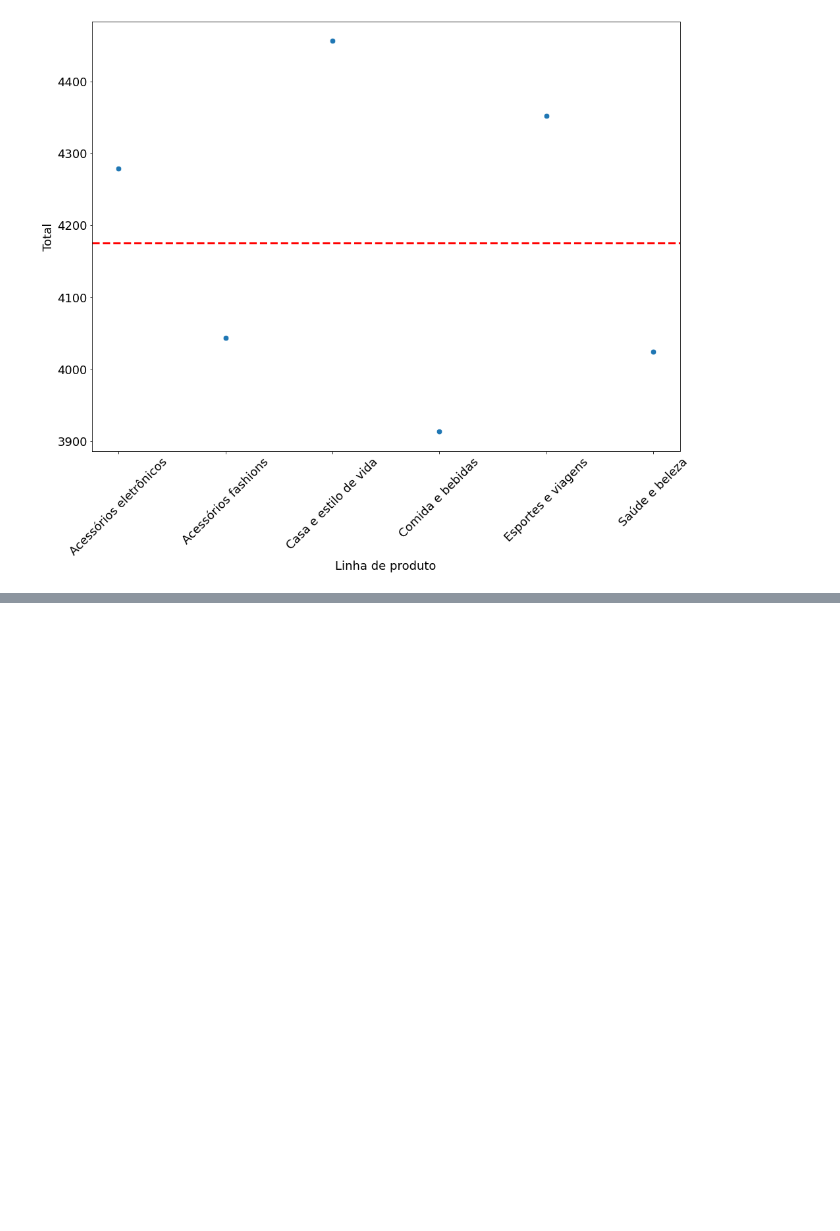
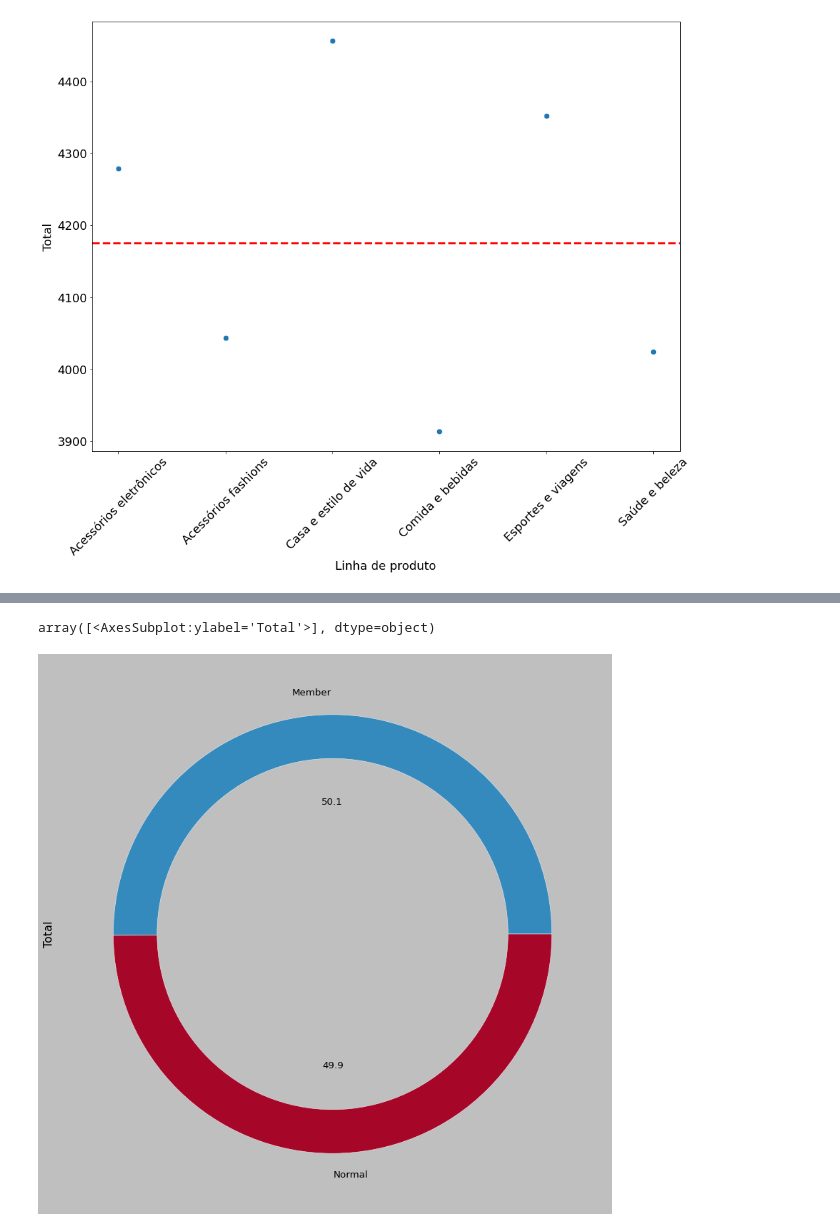
Before and after one commit to honkth/Primeira-An-lise, a Jupyter notebook: Primeira_prática.ipynb, the cells around one changed output, grey strips where cells are left out. Cells and saved outputs as stored; diff of their text form; code cells hidden in the pictures; blank space fills up the shorter version.

```diff
--- a/Primeira_prática.ipynb
+++ b/Primeira_prática.ipynb
@@ -317,0 +393,7 @@ plt.xticks(rotation = 45)
+# %%
+plt.style.use('classic') #Gráfico Clássico
+plt.style.use('bmh') #estilo cores
+df.groupby('Tipo de Cliente').count()['Total'].plot(kind='pie', autopct='%.1f', figsize=(16,12), subplots=True, wedgeprops=dict(width=0.20))
+# %% [output]
+array([<AxesSubplot:ylabel='Total'>], dtype=object)
+[figure, added]
```
Also changed, not shown: parts of 26 cells of this notebook.
